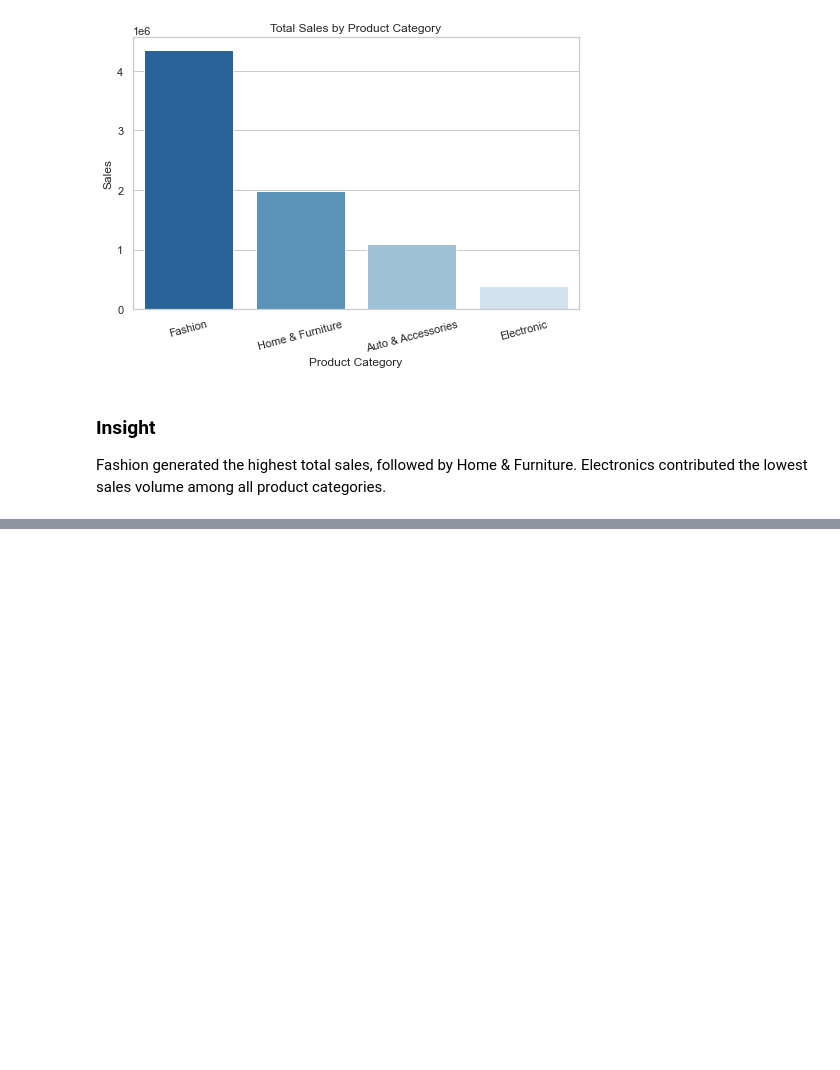
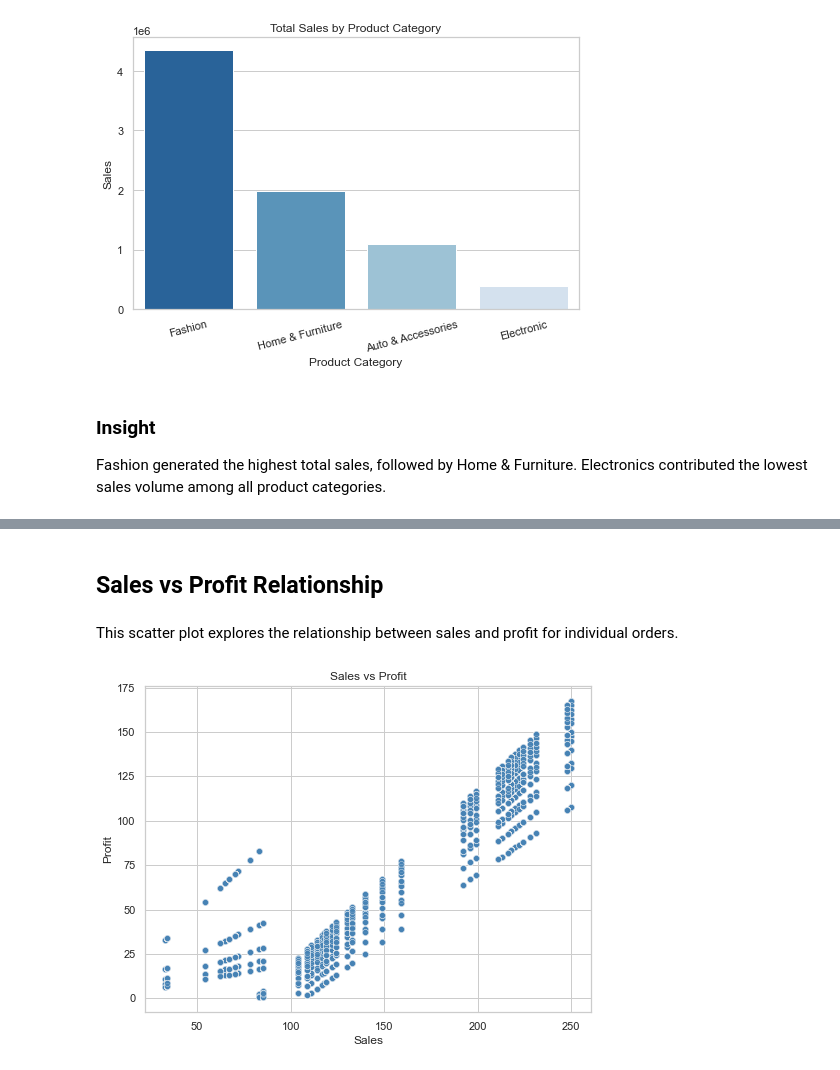
Before and after one commit to PaneloMartin/retail-sales-analysis, a Jupyter notebook: notebooks/01_data_exploration.ipynb, the cells around one changed output, grey strips where cells are left out. Cells and saved outputs as stored; diff of their text form; code cells hidden in the pictures; blank space fills up the shorter version.

```diff
--- a/notebooks/01_data_exploration.ipynb
+++ b/notebooks/01_data_exploration.ipynb
@@ -295,0 +433,24 @@ Electronics contributed the lowest sales volume among all product categories.
+# %% [markdown]
+## Sales vs Profit Relationship
+# %% [markdown]
+This scatter plot explores the relationship between sales and profit for individual orders.
+# %%
+plt.figure(figsize=(8,6))
+
+sns.scatterplot(
+    data=df,
+    x="Sales",
+    y="Profit",
+    alpha=0.7,
+    color="steelblue"
+)
+
+plt.title("Sales vs Profit")
+plt.xlabel("Sales")
+plt.ylabel("Profit")
+
+plt.grid(True)
+
+plt.show()
+# %% [output]
+[figure, added]
```
Also changed, not shown: parts of 46 cells of this notebook, 1 other file.
